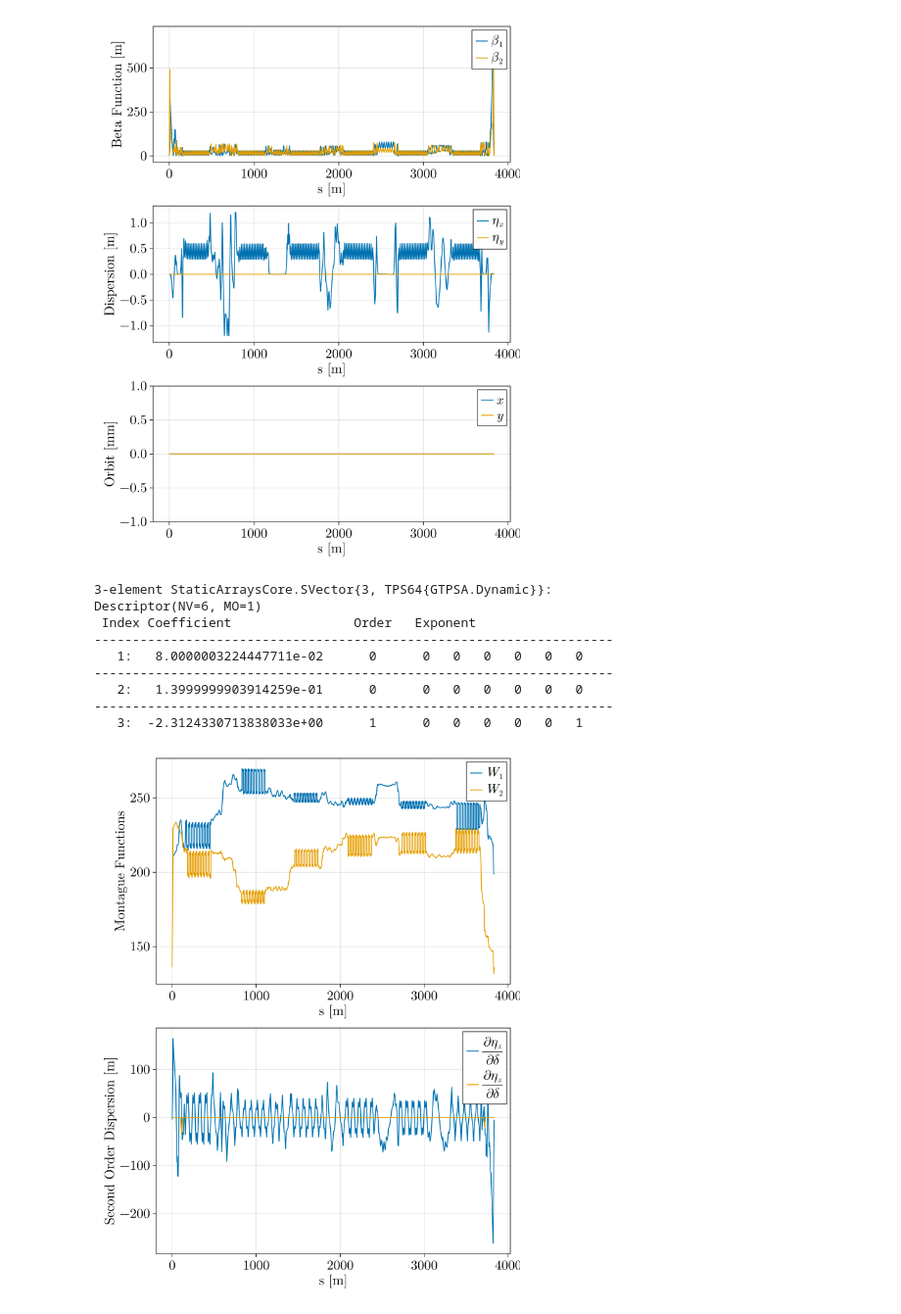
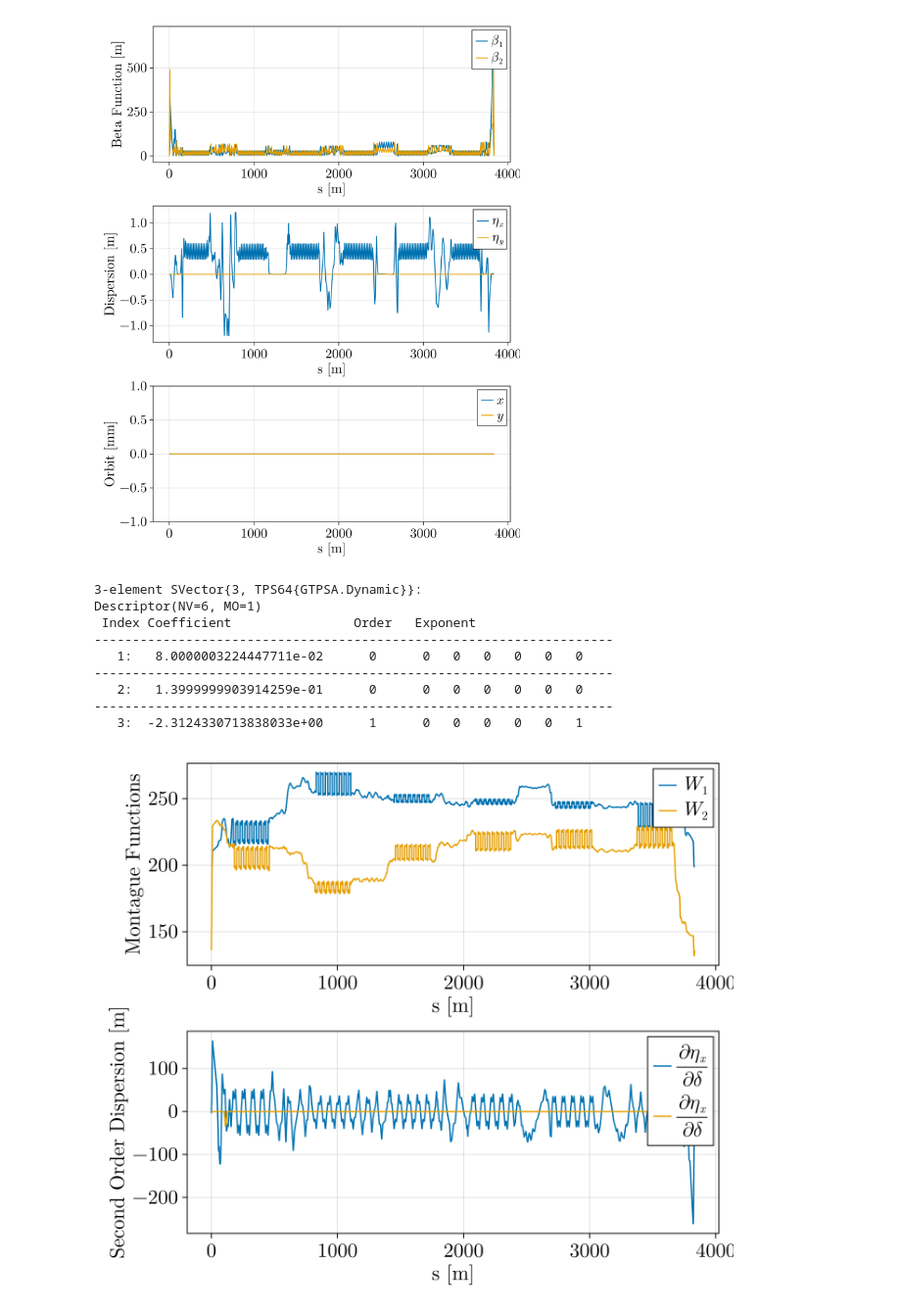
Before and after one commit to bmad-sim/SciBmad.jl, a Jupyter notebook: examples/esr-dynamic-aperture/esr-da.ipynb, the cells around one changed output. Shown at 98% size. Drawn from its saved outputs; the diff is of its cells as text; code cells hidden in the pictures.

```diff
--- a/examples/esr-dynamic-aperture/esr-da.ipynb
+++ b/examples/esr-dynamic-aperture/esr-da.ipynb
@@ -41,10 +39,9 @@ display(f);
 [figure]
 # %%
 # Tunes:
-GTPSA.show_eps=1e-9
 tw.tunes
 # %% [output]
-3-element StaticArraysCore.SVector{3, TPS64{GTPSA.Dynamic}}:
+3-element SVector{3, TPS64{GTPSA.Dynamic}}:
 Descriptor(NV=6, MO=1)
  Index Coefficient                Order   Exponent
 --------------------------------------------------------------------
@@ -54,40 +51,42 @@ Descriptor(NV=6, MO=1)
 --------------------------------------------------------------------
    3:  -2.3124330713838033e+00      1      0   0   0   0   0   1
 # %%
-# Second order
-tw2 = twiss(ring; GTPSA_descriptor=Descriptor(6, 2)) #, at=filter(x->x.kind=="Marker", ring.line))
-t2 = tw2.table
+function plot_2nd_order(ring)
+    # Second order
+    tw2 = twiss(ring; GTPSA_descriptor=Descriptor(6, 2)) #, at=filter(x->x.kind=="Marker", ring.line))
+    t2 = tw2.table
 
-deta_ddelta_x = map(x->x[[0,0,0,0,0,2]], t2.orbit_x)
-deta_ddelta_y = map(x->x[[0,0,0,0,0,2]], t2.orbit_y)
-beta_1 = scalar.(t2.beta_1)
-beta_2 = scalar.(t2.beta_2)
-dbeta_ddelta_1 = map(x->x[[0,0,0,0,0,1]], t2.beta_1)
-dbeta_ddelta_2 = map(x->x[[0,0,0,0,0,1]], t2.beta_2)
-alpha_1 = scalar.(t2.alpha_1)
-alpha_2 = scalar.(t2.alpha_2)
-dalpha_ddelta_1 = map(x->x[[0,0,0,0,0,1]], t2.alpha_1)
-dalpha_ddelta_2 = map(x->x[[0,0,0,0,0,1]], t2.alpha_2)
-W_1 = @. sqrt((dalpha_ddelta_1-alpha_1/beta_1*dbeta_ddelta_1)^2 + (dbeta_ddelta_1/beta_1)^2)
-W_2 = @. sqrt((dalpha_ddelta_2-alpha_2/beta_2*dbeta_ddelta_2)^2 + (dbeta_ddelta_2/beta_2)^2)
+    deta_ddelta_x = map(x->x[[0,0,0,0,0,2]], t2.orbit_x)
+    deta_ddelta_y = map(x->x[[0,0,0,0,0,2]], t2.orbit_y)
+    beta_1 = scalar.(t2.beta_1)
+    beta_2 = scalar.(t2.beta_2)
+    dbeta_ddelta_1 = map(x->x[[0,0,0,0,0,1]], t2.beta_1)
+    dbeta_ddelta_2 = map(x->x[[0,0,0,0,0,1]], t2.beta_2)
+    alpha_1 = scalar.(t2.alpha_1)
+    alpha_2 = scalar.(t2.alpha_2)
+    dalpha_ddelta_1 = map(x->x[[0,0,0,0,0,1]], t2.alpha_1)
+    dalpha_ddelta_2 = map(x->x[[0,0,0,0,0,1]], t2.alpha_2)
+    W_1 = @. sqrt((dalpha_ddelta_1-alpha_1/beta_1*dbeta_ddelta_1)^2 + (dbeta_ddelta_1/beta_1)^2)
+    W_2 = @. sqrt((dalpha_ddelta_2-alpha_2/beta_2*dbeta_ddelta_2)^2 + (dbeta_ddelta_2/beta_2)^2)
 
-# Plot these guys
-f = Figure(fontsize=22, size=(700,3*300));
-ax1 = Axis(f[1, 1], xlabel="s [m]", ylabel="Montague Functions");
-ax2 = Axis(f[2, 1], xlabel="s [m]", ylabel="Second Order Dispersion [m]");
+    # Plot these guys
+    f = Figure(fontsize=22, size=(700,2*300));
+    ax1 = Axis(f[1, 1], xlabel="s [m]", ylabel="Montague Functions");
+    ax2 = Axis(f[2, 1], xlabel="s [m]", ylabel="Second Order Dispersion [m]");
 
-lines!(ax1, t2.s, W_1, label=L"W_1");
-lines!(ax1, t2.s, W_2, label=L"W_2");
-lines!(ax2, t2.s, deta_ddelta_x, label=L"\frac{\partial\eta_x}{\partial\delta}");
-lines!(ax2, t2.s, deta_ddelta_y, label=L"\frac{\partial\eta_x}{\partial\delta}");
+    lines!(ax1, t2.s, W_1, label=L"W_1");
+    lines!(ax1, t2.s, W_2, label=L"W_2");
+    lines!(ax2, t2.s, deta_ddelta_x, label=L"\frac{\partial\eta_x}{\partial\delta}");
+    lines!(ax2, t2.s, deta_ddelta_y, label=L"\frac{\partial\eta_x}{\partial\delta}");
 
-axislegend(ax1, position=:rt);
-axislegend(ax2, position=:rt);
-axislegend(ax3, position=:rt);
-
-display(f);
+    axislegend(ax1, position=:rt);
+    axislegend(ax2, position=:rt);
+    axislegend(ax3, position=:rt);
+    return f
+end
+display(plot_2nd_order(ring));
 # %% [output]
-[figure, old version]
+[figure, new version]
 # %%
 # ADTs (chromaticities)
 tw2.tunes
```
Also changed, not shown: parts of 14 cells of this notebook, 7 other files.
